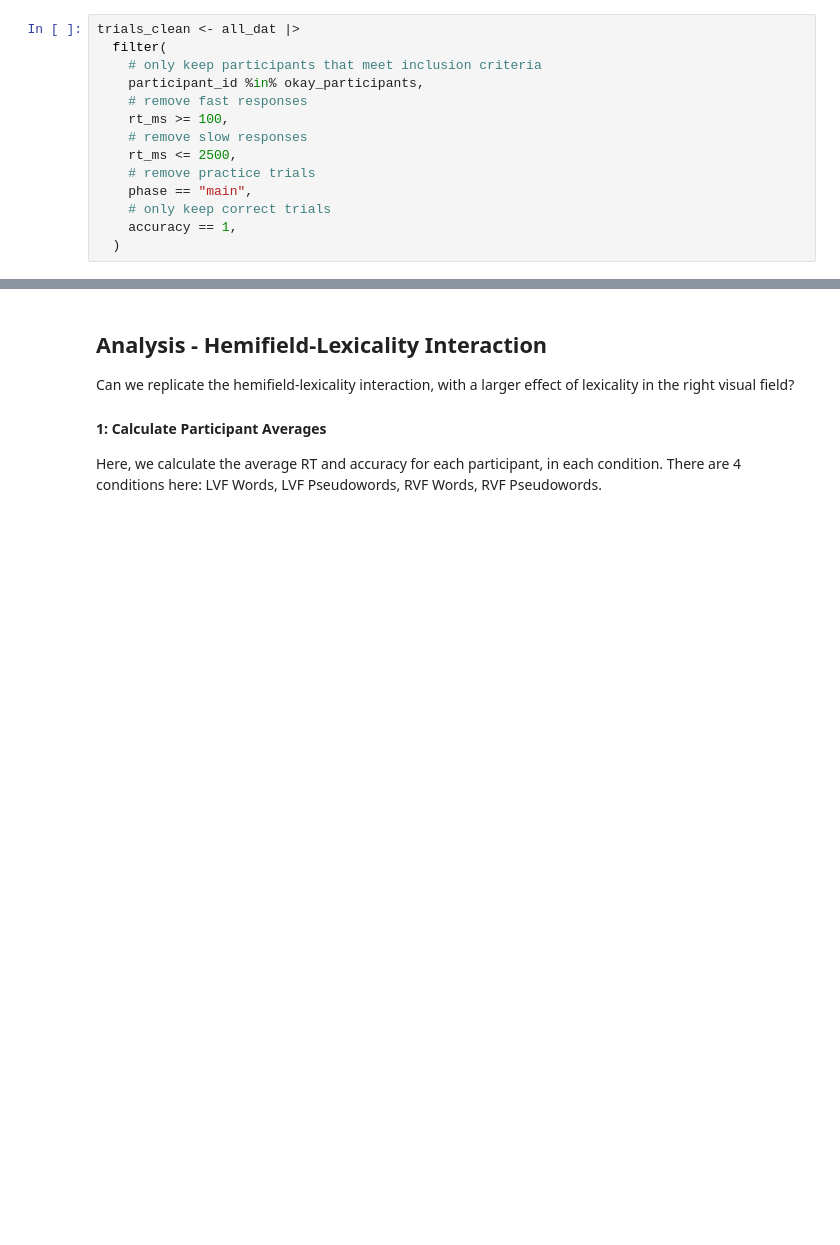
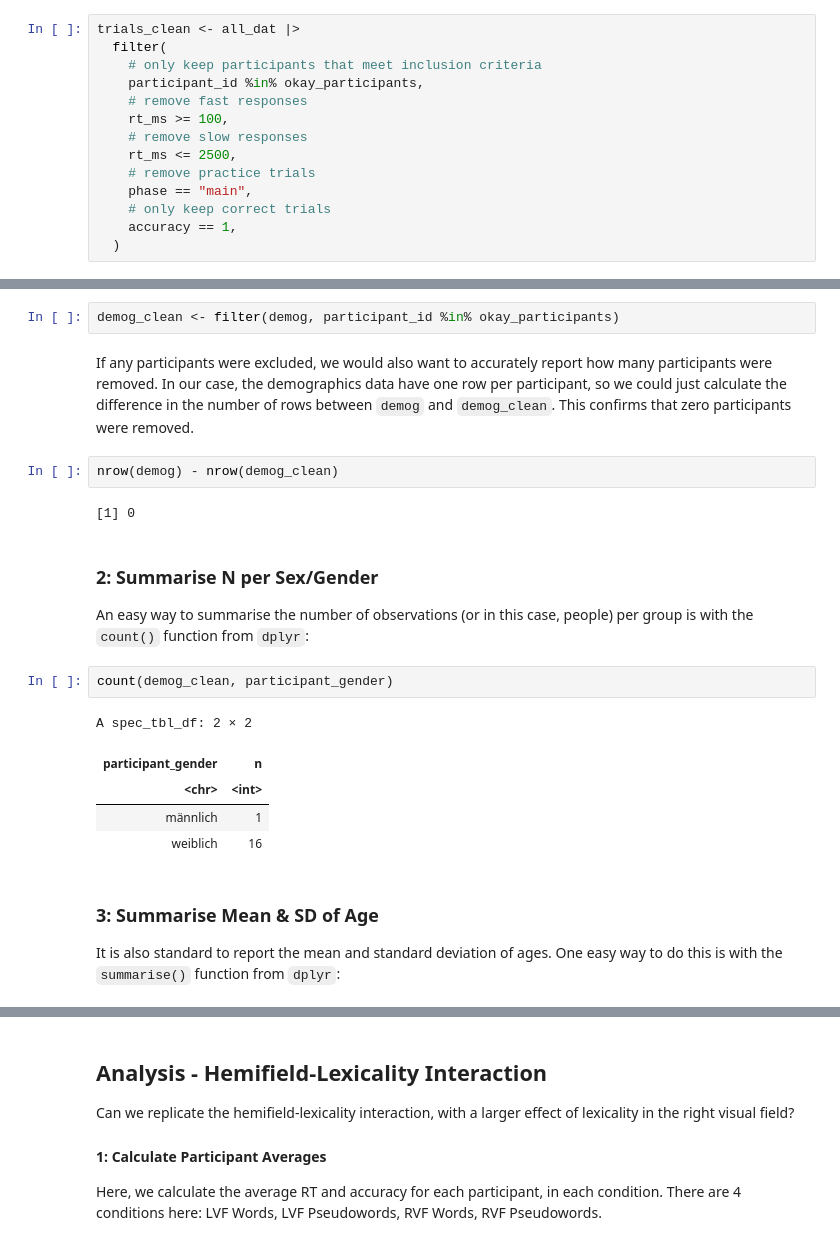
Before and after one commit to JackEdTaylor/expra-wise26, a Jupyter notebook: lecture/demo/demo_analyse.ipynb, the cells around one changed output, grey strips where cells are left out. Cells and saved outputs as stored; diff of their text form; blank space fills up the shorter version.

Commit message:
add participant summaries

```diff
--- a/lecture/demo/demo_analyse.ipynb
+++ b/lecture/demo/demo_analyse.ipynb
@@ -472,0 +481,24 @@ trials_clean <- all_dat |>
+# %%
+demog_clean <- filter(demog, participant_id %in% okay_participants)
+# %% [markdown]
+If any participants were excluded, we would also want to accurately report how many participants were removed. In our case, the demographics data have one row per participant, so we could just calculate the difference in the number of rows between `demog` and `demog_clean`. This confirms that zero participants were removed.
+# %%
+nrow(demog) - nrow(demog_clean)
+# %% [output]
+[1] 0
+# %% [markdown]
+### 2: Summarise N per Sex/Gender
+
+An easy way to summarise the number of observations (or in this case, people) per group is with the `count()` function from `dplyr`:
+# %%
+count(demog_clean, participant_gender)
+# %% [output]
+A spec_tbl_df: 2 × 2
+| participant_gender | n |
+| <chr> | <int> |
+| männlich | 1 |
+| weiblich | 16 |
+# %% [markdown]
+### 3: Summarise Mean & SD of Age
+
+It is also standard to report the mean and standard deviation of ages. One easy way to do this is with the `summarise()` function from `dplyr`:
```
Also changed, not shown: parts of 14 cells of this notebook.
